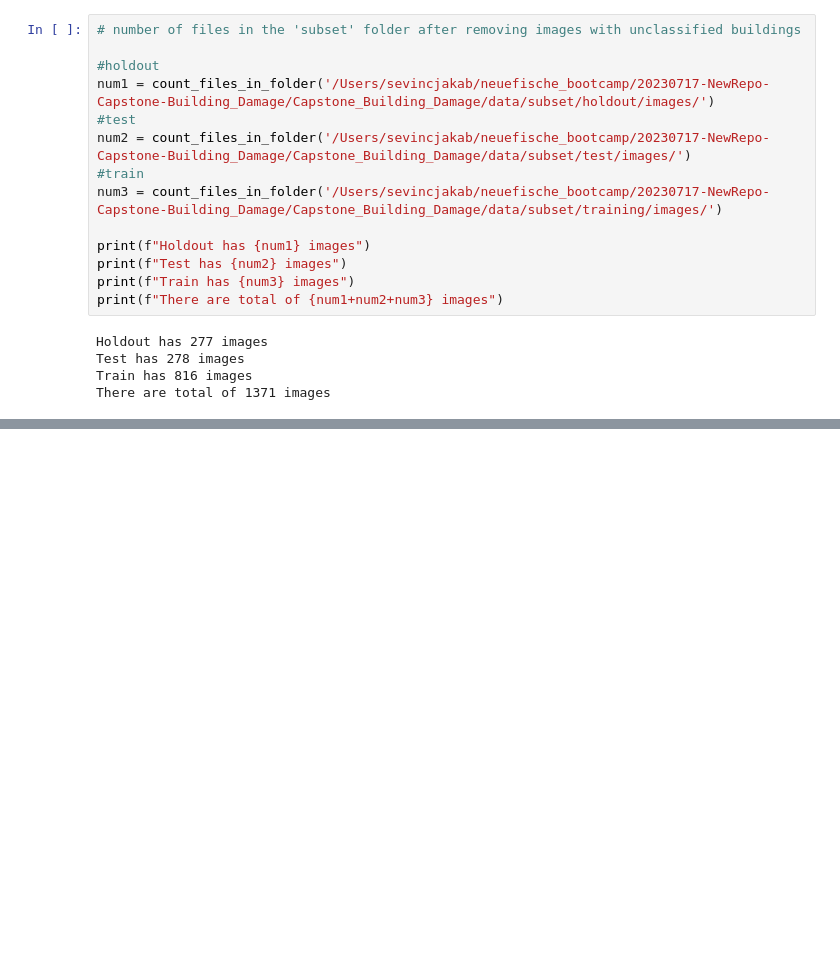
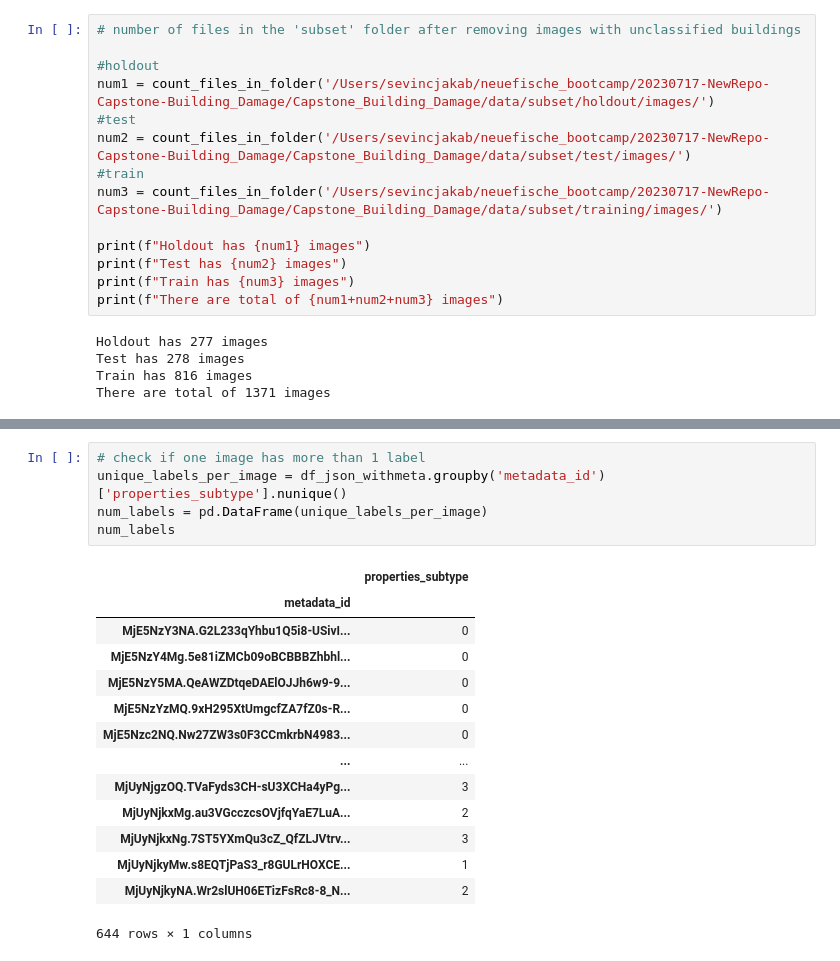
Before and after one commit to sevincjakab/Capstone_Building_Damage, a Jupyter notebook: notebooks/jsonconverter.ipynb, the cells around one changed output, grey strips where cells are left out. Drawn from its saved outputs; the diff is of its cells as text; blank space fills up the shorter version.

```diff
--- a/notebooks/jsonconverter.ipynb
+++ b/notebooks/jsonconverter.ipynb
@@ -433,0 +491,20 @@ There are total of 1371 images
+# %%
+# check if one image has more than 1 label
+unique_labels_per_image = df_json_withmeta.groupby('metadata_id')['properties_subtype'].nunique()
+num_labels = pd.DataFrame(unique_labels_per_image)
+num_labels
+# %% [output]
+|  | properties_subtype |
+| metadata_id |  |
+| MjE5NzY3NA.G2L233qYhbu1Q5i8-USivI... | 0 |
+| MjE5NzY4Mg.5e81iZMCb09oBCBBBZhbhl... | 0 |
+| MjE5NzY5MA.QeAWZDtqeDAElOJJh6w9-9... | 0 |
+| MjE5NzYzMQ.9xH295XtUmgcfZA7fZ0s-R... | 0 |
+| MjE5Nzc2NQ.Nw27ZW3s0F3CCmkrbN4983... | 0 |
+| ... | ... |
+| MjUyNjgzOQ.TVaFyds3CH-sU3XCHa4yPg... | 3 |
+| MjUyNjkxMg.au3VGcczcsOVjfqYaE7LuA... | 2 |
+| MjUyNjkxNg.7ST5YXmQu3cZ_QfZLJVtrv... | 3 |
+| MjUyNjkyMw.s8EQTjPaS3_r8GULrHOXCE... | 1 |
+| MjUyNjkyNA.Wr2slUH06ETizFsRc8-8_N... | 2 |
+644 rows × 1 columns
```
Also changed, not shown: parts of 12 cells of this notebook.
